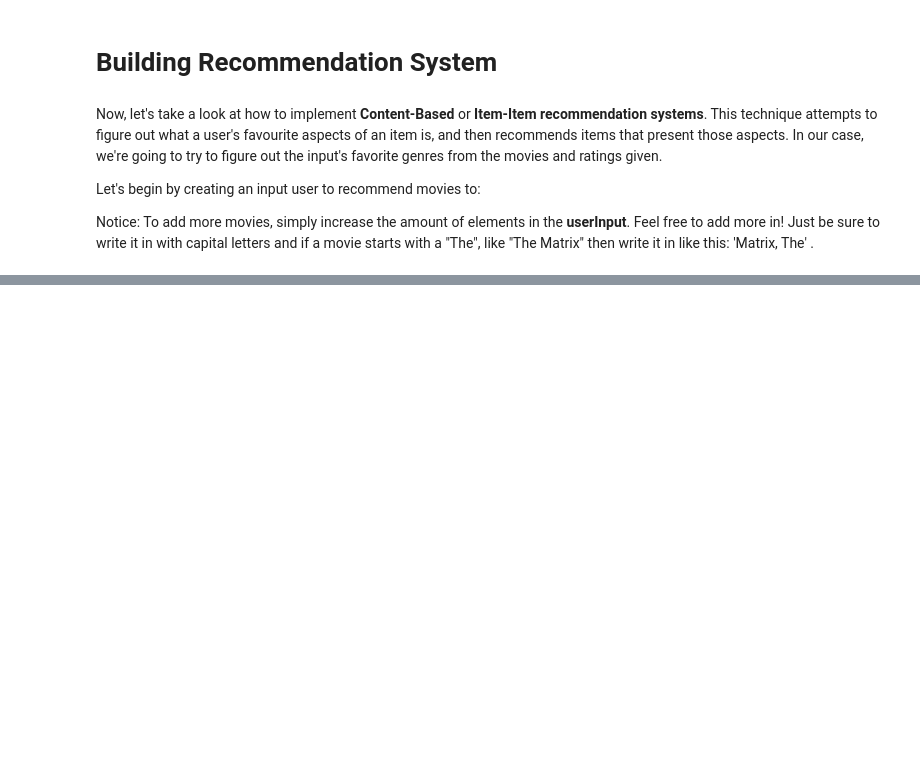
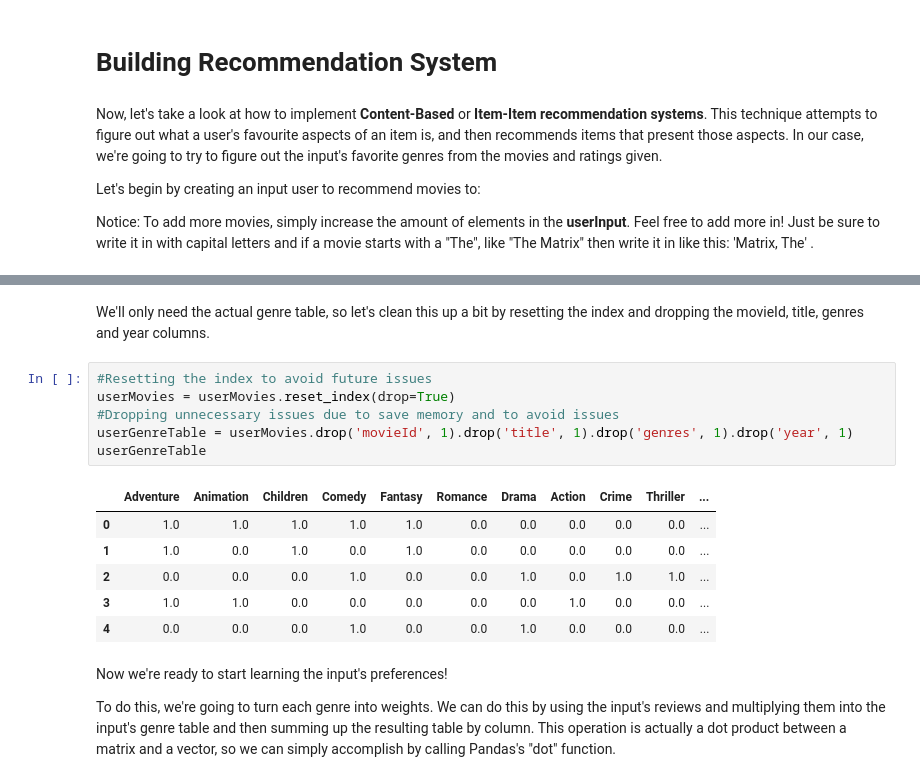
Before and after one commit to AniketAtram/Content_Based_Movie_Recommendation, a Jupyter notebook: Recommender-System-(Content).ipynb, the cells around one changed output, grey strips where cells are left out. Cells and saved outputs as stored; diff of their text form; blank space fills up the shorter version.

```diff
--- a/Recommender-System-(Content).ipynb
+++ b/Recommender-System-(Content).ipynb
@@ -103,0 +159,19 @@ Notice: To add more movies, simply increase the amount of elements in the **user
+# %% [markdown]
+We'll only need the actual genre table, so let's clean this up a bit by resetting the index and dropping the movieId, title, genres and year columns.
+# %%
+#Resetting the index to avoid future issues
+userMovies = userMovies.reset_index(drop=True)
+#Dropping unnecessary issues due to save memory and to avoid issues
+userGenreTable = userMovies.drop('movieId', 1).drop('title', 1).drop('genres', 1).drop('year', 1)
+userGenreTable
+# %% [output]
+|  | Adventure | Animation | Children | Comedy | Fantasy | Romance | Drama | Action | Crime | Thriller | ... |
+| 0 | 1.0 | 1.0 | 1.0 | 1.0 | 1.0 | 0.0 | 0.0 | 0.0 | 0.0 | 0.0 | ... |
+| 1 | 1.0 | 0.0 | 1.0 | 0.0 | 1.0 | 0.0 | 0.0 | 0.0 | 0.0 | 0.0 | ... |
+| 2 | 0.0 | 0.0 | 0.0 | 1.0 | 0.0 | 0.0 | 1.0 | 0.0 | 1.0 | 1.0 | ... |
+| 3 | 1.0 | 1.0 | 0.0 | 0.0 | 0.0 | 0.0 | 0.0 | 1.0 | 0.0 | 0.0 | ... |
+| 4 | 0.0 | 0.0 | 0.0 | 1.0 | 0.0 | 0.0 | 1.0 | 0.0 | 0.0 | 0.0 | ... |
+# %% [markdown]
+Now we're ready to start learning the input's preferences!
+
+To do this, we're going to turn each genre into weights. We can do this by using the input's reviews and multiplying them into the input's genre table and then summing up the resulting table by column. This operation is actually a dot product between a matrix and a vector, so we can simply accomplish by calling Pandas's "dot" function.
```
Also changed, not shown: parts of 16 cells of this notebook.
